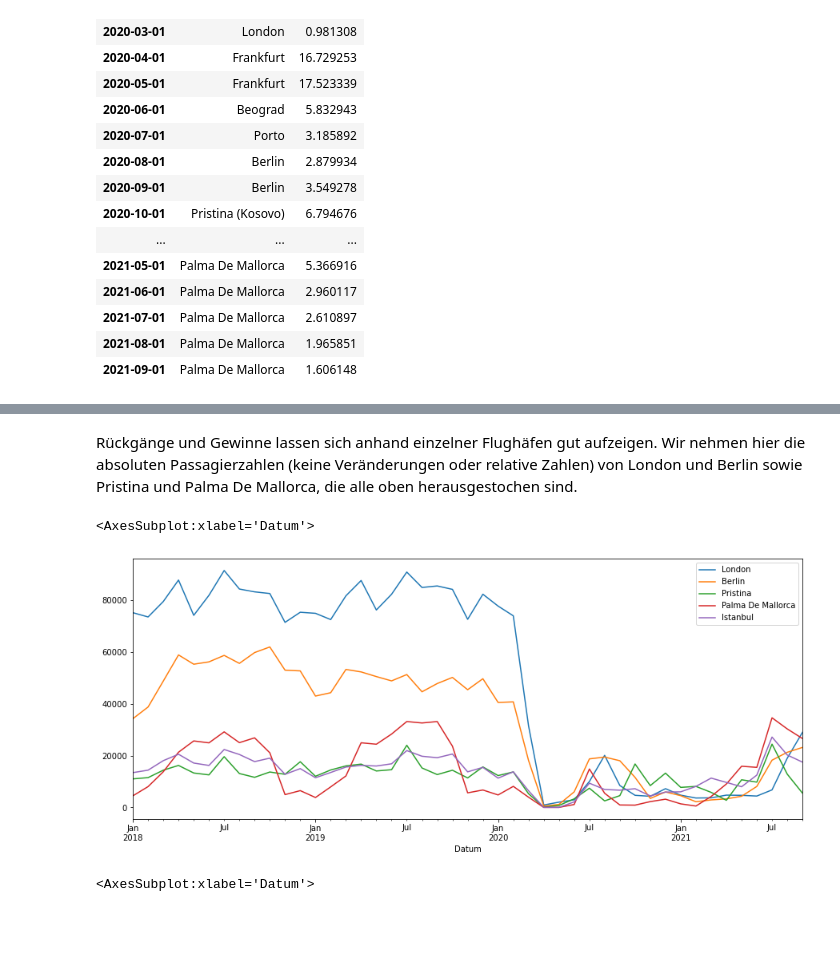
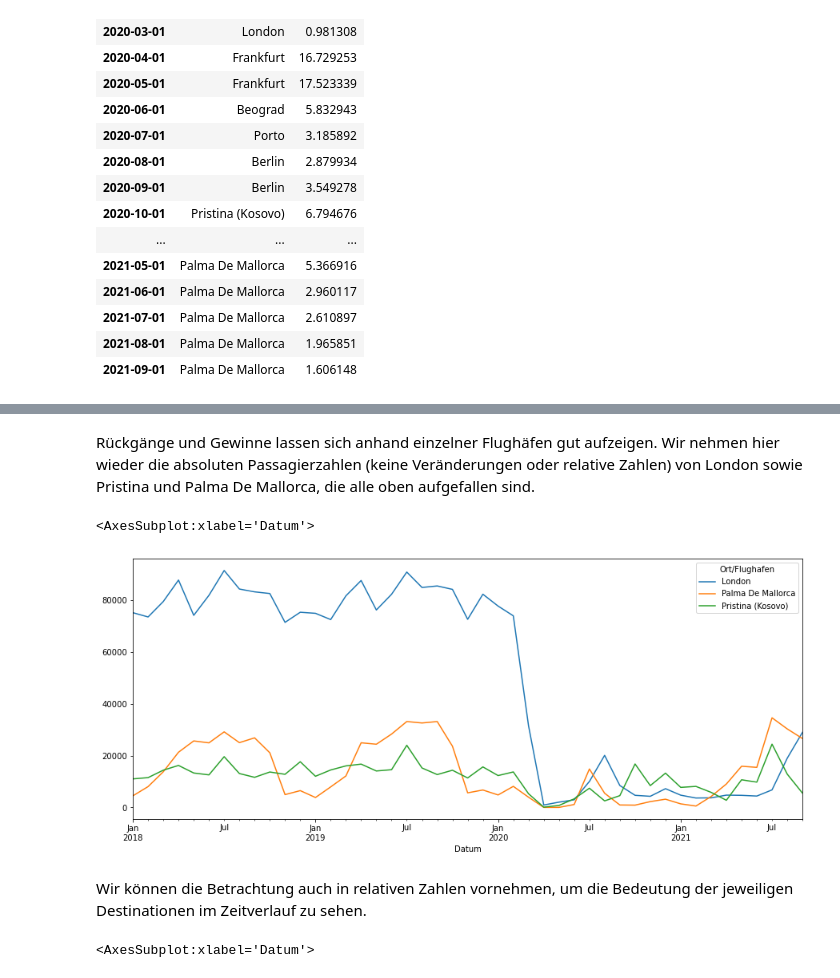
Before and after one commit to ruben-sg/Entwicklung-Flugverkehr-ZRH, a Jupyter notebook: destinationen/Destinationen.ipynb, the cells around one changed output, grey strips where cells are left out. Drawn from its saved outputs; the diff is of its cells as text; code cells hidden in the pictures; blank space fills up the shorter version.

```diff
--- a/destinationen/Destinationen.ipynb
+++ b/destinationen/Destinationen.ipynb
@@ -385,4 +379,4 @@ winner_rel3
 | 2021-08-01 | NaN | NaN | NaN | NaN | NaN | NaN | NaN | NaN | NaN | ... |
 | 2021-09-01 | NaN | NaN | NaN | NaN | NaN | NaN | NaN | NaN | 0.883683 | ... |
 # %% [markdown]
-Rückgänge und Gewinne lassen sich anhand einzelner Flughäfen gut aufzeigen. Wir nehmen hier die absoluten Passagierzahlen (keine Veränderungen oder relative Zahlen) von London und Berlin sowie Pristina und Palma De Mallorca, die alle oben herausgestochen sind.
+Rückgänge und Gewinne lassen sich anhand einzelner Flughäfen gut aufzeigen. Wir nehmen hier wieder die absoluten Passagierzahlen (keine Veränderungen oder relative Zahlen) von London sowie Pristina und Palma De Mallorca, die alle oben aufgefallen sind.
@@ -394,6 +383,9 @@ entwicklung.to_csv('Entwicklung_ausgewählte_Destinationen.csv')
-# %%
-entwicklung.plot(figsize=(15,6))
-# %% [output]
-<AxesSubplot:xlabel='Datum'>
-[figure, removed]
+# %%
+etappe_pax[['London','Palma De Mallorca','Pristina (Kosovo)']].to_csv('Entwicklung_ausgewählte_Destinationen.csv')
+etappe_pax[['London','Palma De Mallorca','Pristina (Kosovo)']].plot(figsize=(15,6))
+# %% [output]
+<AxesSubplot:xlabel='Datum'>
+[figure, added]
+# %% [markdown]
+Wir können die Betrachtung auch in relativen Zahlen vornehmen, um die Bedeutung der jeweiligen Destinationen im Zeitverlauf zu sehen.
 # %%
```
Also changed, not shown: parts of 42 cells of this notebook, 3 other files.
